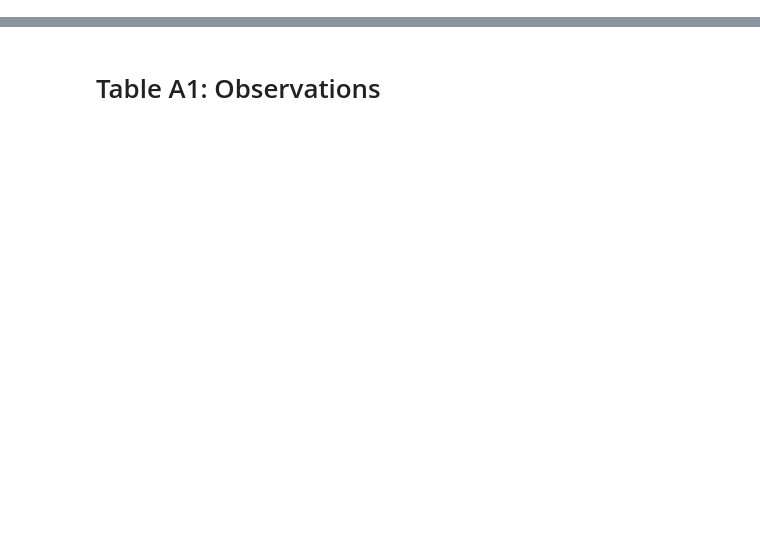
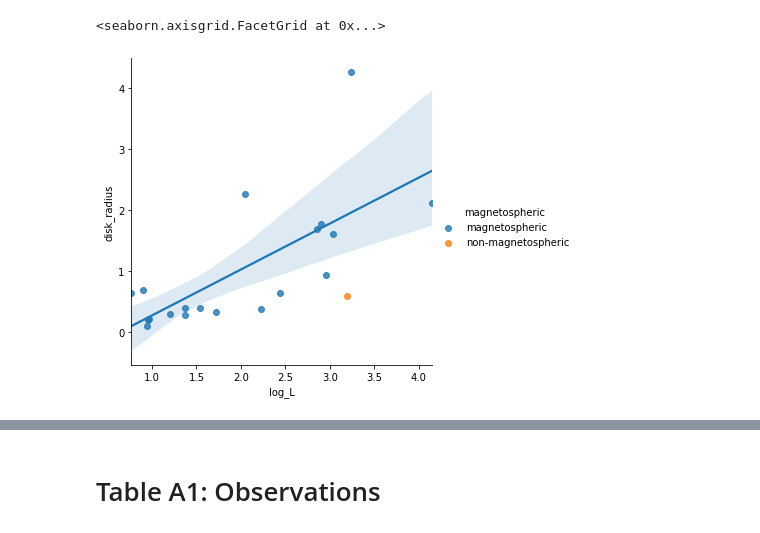
Before and after one commit to marcosarenal/gravity-data-reduction, a Jupyter notebook: Marcos2020_tables.ipynb, the cells around one changed output, grey strips where cells are left out. Cells and saved outputs as stored; diff of their text form; code cells hidden in the pictures; blank space fills up the shorter version.

```diff
--- a/Marcos2020_tables.ipynb
+++ b/Marcos2020_tables.ipynb
@@ -24,0 +155,2 @@ import pandas as pd
+# %%
+table3_perraut_2019 = pd.read_csv("./tables/table3_perraut_2019.csv", sep=';', header=0)
@@ -24,0 +289,6 @@ import pandas as pd
+# %%
+sns.lmplot(x='log_L', y='disk_radius', data=table3_perraut_2019,
+           hue='magnetospheric')
+# %% [output]
+<seaborn.axisgrid.FacetGrid at 0x...>
+[figure, added]
```
Also changed, not shown: parts of 22 cells of this notebook, 7 other files.
